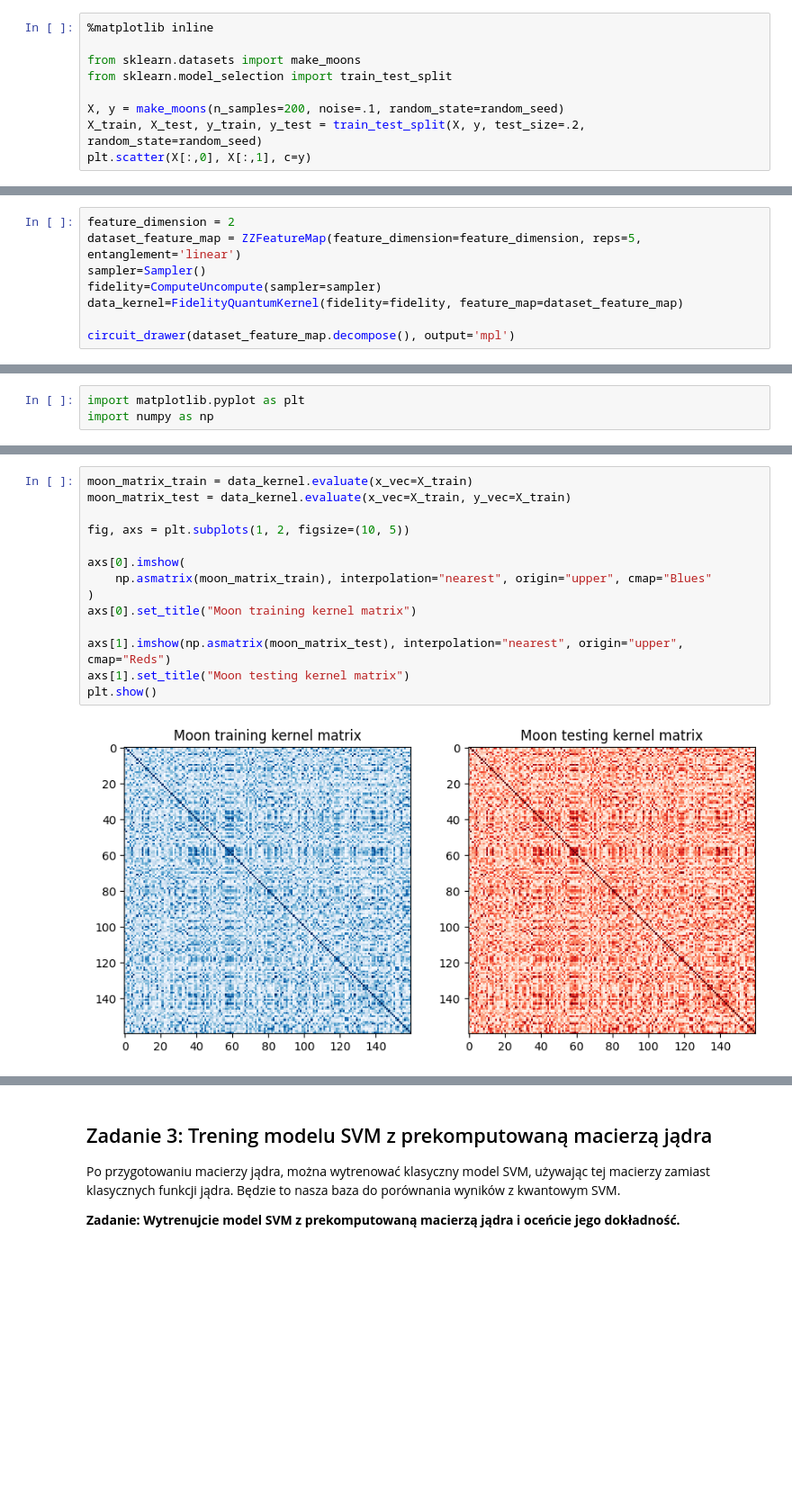
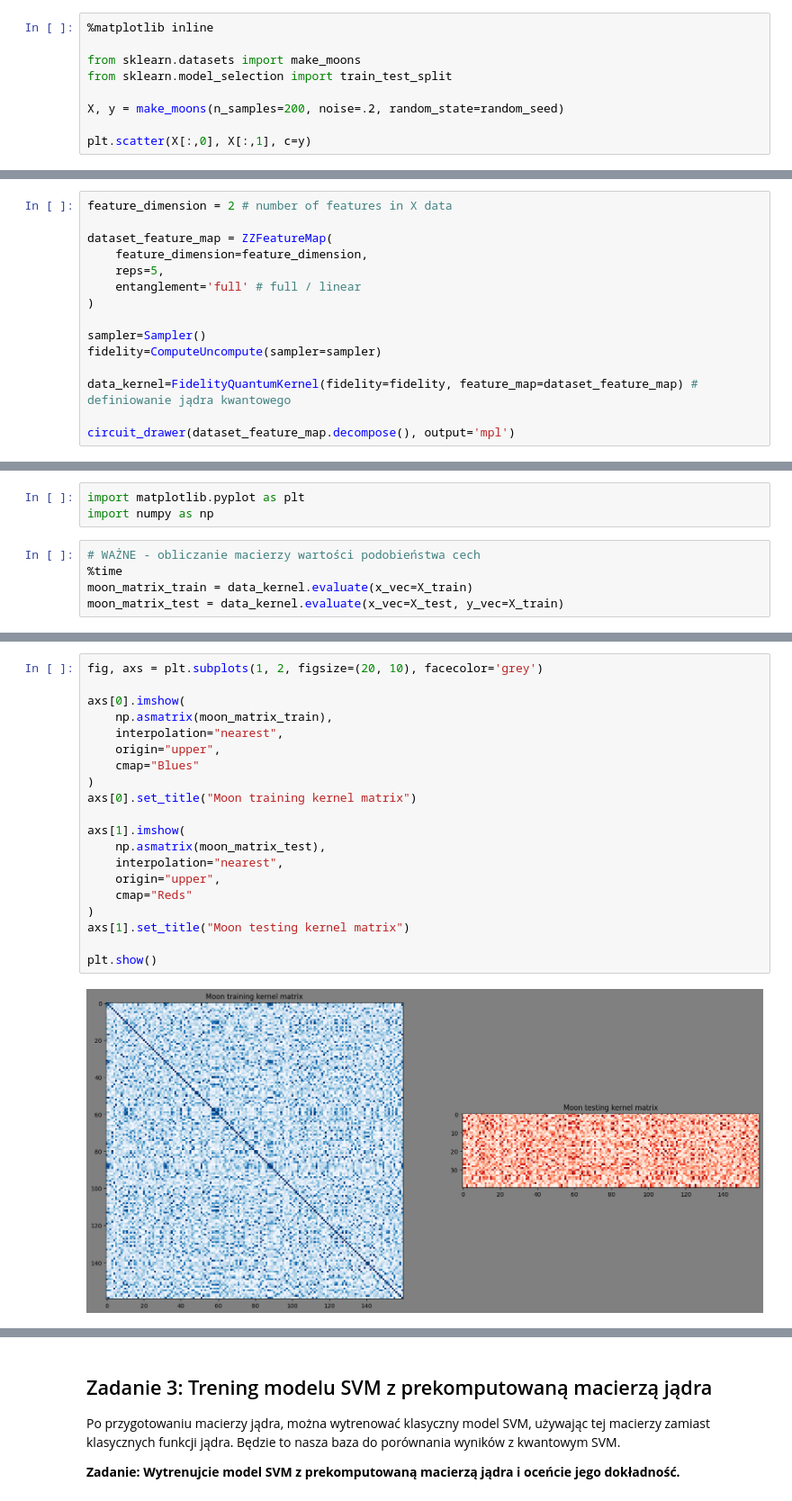
Before and after one commit to jozef-kasprzycki/quantum_ai, a Jupyter notebook: Intro_to_ml_notebook/linear_QSVC_zadanie.ipynb, the cells around one changed output, grey strips where cells are left out. Shown: that part at 90% size. Cells and saved outputs as stored; diff of their text form; blank space fills up the shorter version.

Commit message:
Fill and fix linearQSVC

```diff
--- a/Intro_to_ml_notebook/linear_QSVC_zadanie.ipynb
+++ b/Intro_to_ml_notebook/linear_QSVC_zadanie.ipynb
@@ -21,8 +22,8 @@ algorithm_globals.random_seed = random_seed
 from sklearn.datasets import make_moons
 from sklearn.model_selection import train_test_split
 
-X, y = make_moons(n_samples=200, noise=.1, random_state=random_seed)
-X_train, X_test, y_train, y_test = train_test_split(X, y, test_size=.2, random_state=random_seed)
+X, y = make_moons(n_samples=200, noise=.2, random_state=random_seed)
+
 plt.scatter(X[:,0], X[:,1], c=y)
 # %% [output]
 <matplotlib.collections.PathCollection at 0x...>
@@ -45,11 +51,18 @@ from qiskit_algorithms.state_fidelities import ComputeUncompute
 from qiskit_machine_learning.kernels import FidelityQuantumKernel
 from qiskit.visualization import circuit_drawer
 # %%
-feature_dimension = 2
-dataset_feature_map = ZZFeatureMap(feature_dimension=feature_dimension, reps=5, entanglement='linear')
+feature_dimension = 2 # number of features in X data
+
+dataset_feature_map = ZZFeatureMap(
+    feature_dimension=feature_dimension,
+    reps=5,
+    entanglement='full' # full / linear
+)
+
 sampler=Sampler()
 fidelity=ComputeUncompute(sampler=sampler)
-data_kernel=FidelityQuantumKernel(fidelity=fidelity, feature_map=dataset_feature_map)
+
+data_kernel=FidelityQuantumKernel(fidelity=fidelity, feature_map=dataset_feature_map) # definiowanie jądra kwantowego
 
 circuit_drawer(dataset_feature_map.decompose(), output='mpl')
 # %% [output]
@@ -59,3 +73,8 @@ circuit_drawer(dataset_feature_map.decompose(), output='mpl')
 # %%
 import matplotlib.pyplot as plt
 import numpy as np
+# %%
+# WAŻNE - obliczanie macierzy wartości podobieństwa cech
+%time
+moon_matrix_train = data_kernel.evaluate(x_vec=X_train)
+moon_matrix_test = data_kernel.evaluate(x_vec=X_test, y_vec=X_train)
@@ -62,16 +84,22 @@ import numpy as np
 # %%
-moon_matrix_train = data_kernel.evaluate(x_vec=X_train)
-moon_matrix_test = data_kernel.evaluate(x_vec=X_train, y_vec=X_train)
-
-fig, axs = plt.subplots(1, 2, figsize=(10, 5))
+fig, axs = plt.subplots(1, 2, figsize=(20, 10), facecolor='grey')
 
 axs[0].imshow(
-    np.asmatrix(moon_matrix_train), interpolation="nearest", origin="upper", cmap="Blues"
+    np.asmatrix(moon_matrix_train),
+    interpolation="nearest",
+    origin="upper",
+    cmap="Blues"
 )
 axs[0].set_title("Moon training kernel matrix")
 
-axs[1].imshow(np.asmatrix(moon_matrix_test), interpolation="nearest", origin="upper", cmap="Reds")
+axs[1].imshow(
+    np.asmatrix(moon_matrix_test),
+    interpolation="nearest",
+    origin="upper",
+    cmap="Reds"
+)
 axs[1].set_title("Moon testing kernel matrix")
+
 plt.show()
 # %% [output]
-[figure, old version]
+[figure, new version]
```
Also changed, not shown: parts of 12 cells of this notebook.
